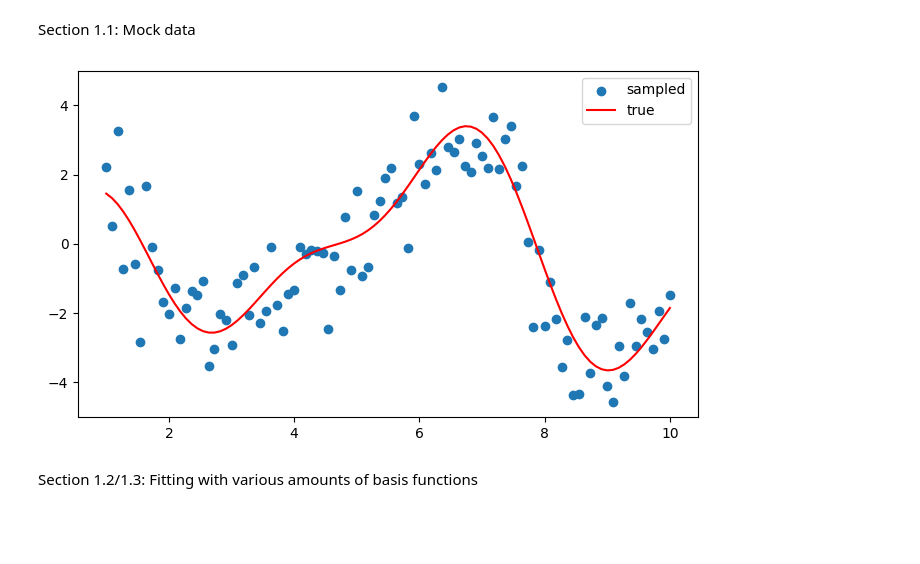
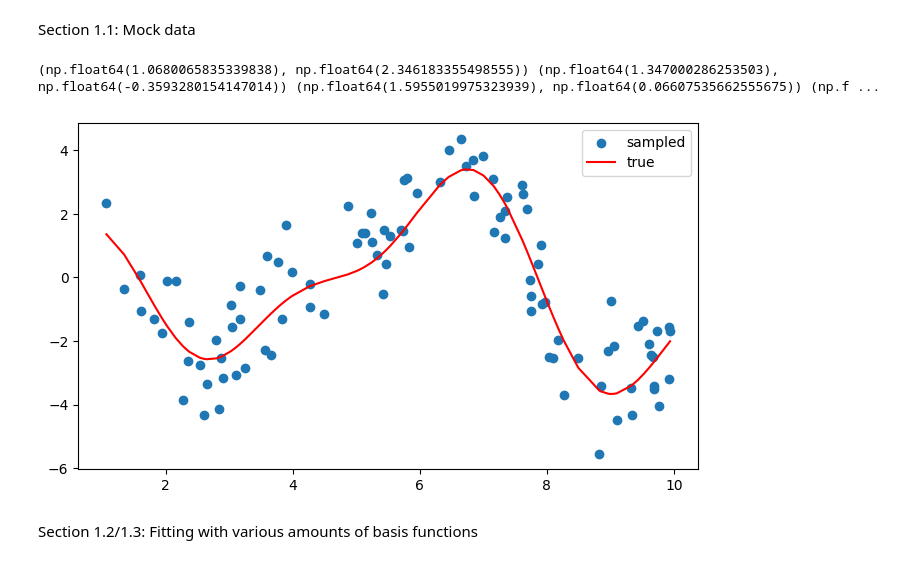
Before and after one commit to Steev3n/COMP551-F25, a Jupyter notebook: A2/A2code.ipynb, the cells around one changed output. Saved outputs shown, nothing was run; the diff lists cells and outputs as text; code cells hidden in the pictures; blank space fills up the shorter version.

Commit message:
Task 1 done, Task 2 underway (average plot is skewed??)

```diff
--- a/A2/A2code.ipynb
+++ b/A2/A2code.ipynb
@@ -216,17 +220,24 @@ class Linear_Regression:
 # %% [markdown]
 Section 1.1: Mock data
 # %%
-data = Linear_Regression.sampler(Linear_Regression.assignment_function, 100, 1, 10, random=False)
+data = Linear_Regression.sampler(Linear_Regression.assignment_function, 100, 1, 10, random=True)
 x = data.get("x")
 y = data.get("y")
 
+x_plot, y_plot = zip(*sorted(zip(x, y)))
+x_plot = np.array(x_plot)
+y_plot = np.array(y_plot)
+
+print(*zip(x_plot, y_plot))
+
 plt.figure(figsize=(8, 4.5))
-plt.scatter(x, y, label="sampled")
-plt.plot(x, Linear_Regression.assignment_function(x), label="true", color='red')
+plt.scatter(x_plot, y_plot, label="sampled")
+plt.plot(x_plot, Linear_Regression.assignment_function(x_plot), label="true", color='red')
 plt.legend()
 plt.show()
 # %% [output]
+(np.float64(1.0680065835339838), np.float64(2.346183355498555)) (np.float64(1.347000286253503), np.float64(-0.3593280154147014)) (np.float64(1.5955019975323939), np.float64(0.06607535662555675)) (np.f ...
-[figure, old version]
+[figure, new version]
 # %% [markdown]
 Section 1.2/1.3: Fitting with various amounts of basis functions
 # %%
```
Also changed, not shown: parts of 9 cells of this notebook.
